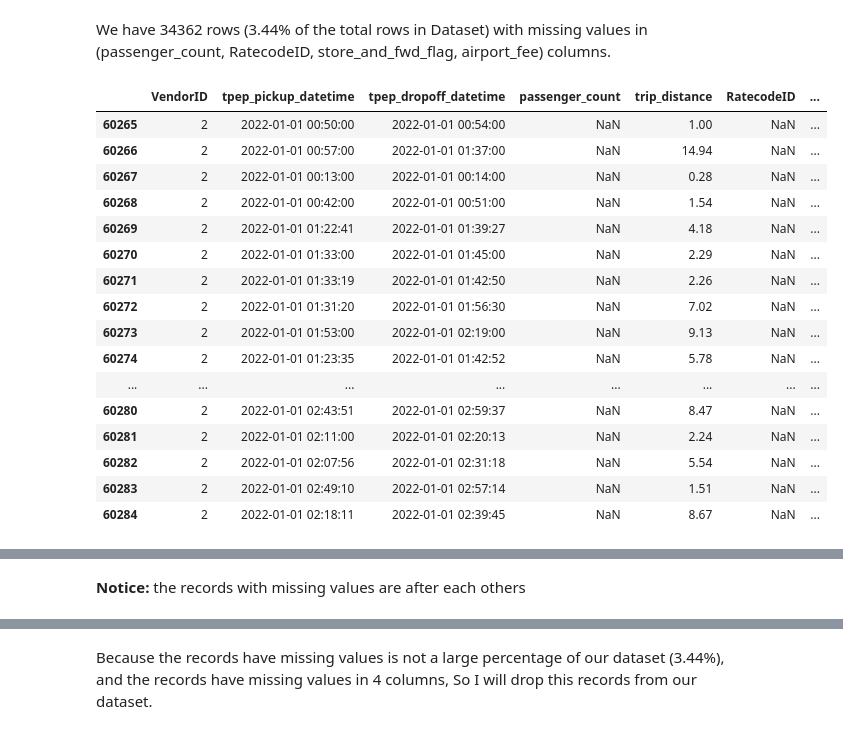
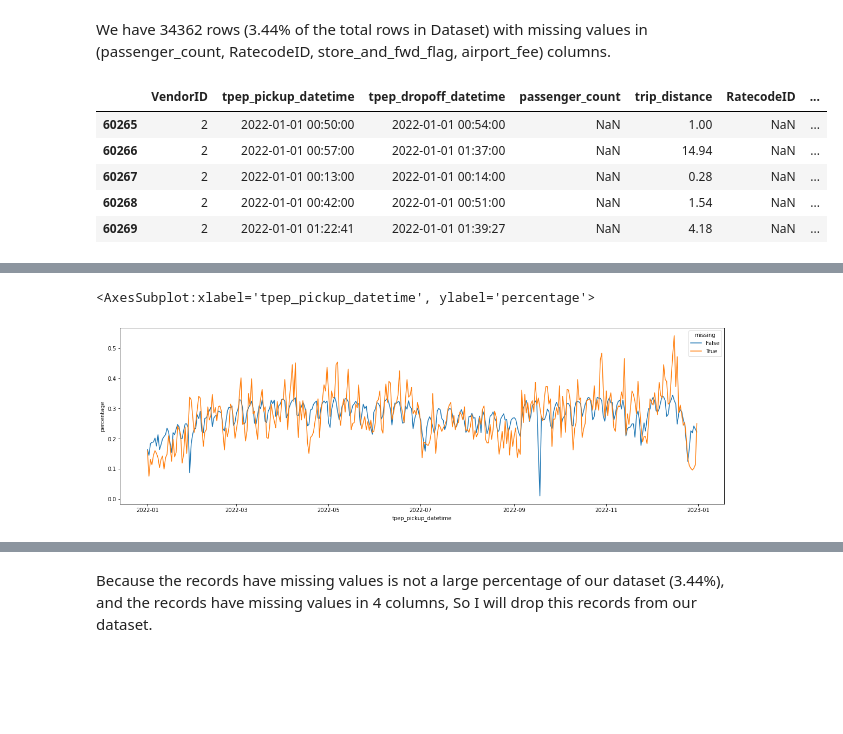
Before and after one commit to AbanoubYounan/Predict-Taxi-Fare-Before-Riding, a Jupyter notebook: Predict_NewYork_Yellow_Taxi_Fare.ipynb, the cells around one changed output, grey strips where cells are left out. Drawn from its saved outputs; the diff is of its cells as text; code cells hidden in the pictures; blank space fills up the shorter version.

Commit message:
checking if missing records missing not by randomness

```diff
--- a/Predict_NewYork_Yellow_Taxi_Fare.ipynb
+++ b/Predict_NewYork_Yellow_Taxi_Fare.ipynb
@@ -233,24 +234,13 @@ We have 34362 rows (3.44% of the total rows in Dataset) with missing values in (
 # %%
 # Investigating rows with missing values:
 mask = df0.isna().any(axis=1)
 df_missing = df0[mask]
-df_missing.head(20)
+df_missing.head()
 # %% [output]
 |  | VendorID | tpep_pickup_datetime | tpep_dropoff_datetime | passenger_count | trip_distance | RatecodeID | ... |
 | 60265 | 2 | 2022-01-01 00:50:00 | 2022-01-01 00:54:00 | NaN | 1.00 | NaN | ... |
 | 60266 | 2 | 2022-01-01 00:57:00 | 2022-01-01 01:37:00 | NaN | 14.94 | NaN | ... |
 | 60267 | 2 | 2022-01-01 00:13:00 | 2022-01-01 00:14:00 | NaN | 0.28 | NaN | ... |
 | 60268 | 2 | 2022-01-01 00:42:00 | 2022-01-01 00:51:00 | NaN | 1.54 | NaN | ... |
 | 60269 | 2 | 2022-01-01 01:22:41 | 2022-01-01 01:39:27 | NaN | 4.18 | NaN | ... |
-| 60270 | 2 | 2022-01-01 01:33:00 | 2022-01-01 01:45:00 | NaN | 2.29 | NaN | ... |
-| 60271 | 2 | 2022-01-01 01:33:19 | 2022-01-01 01:42:50 | NaN | 2.26 | NaN | ... |
-| 60272 | 2 | 2022-01-01 01:31:20 | 2022-01-01 01:56:30 | NaN | 7.02 | NaN | ... |
-| 60273 | 2 | 2022-01-01 01:53:00 | 2022-01-01 02:19:00 | NaN | 9.13 | NaN | ... |
-| 60274 | 2 | 2022-01-01 01:23:35 | 2022-01-01 01:42:52 | NaN | 5.78 | NaN | ... |
-| ... | ... | ... | ... | ... | ... | ... | ... |
-| 60280 | 2 | 2022-01-01 02:43:51 | 2022-01-01 02:59:37 | NaN | 8.47 | NaN | ... |
-| 60281 | 2 | 2022-01-01 02:11:00 | 2022-01-01 02:20:13 | NaN | 2.24 | NaN | ... |
-| 60282 | 2 | 2022-01-01 02:07:56 | 2022-01-01 02:31:18 | NaN | 5.54 | NaN | ... |
-| 60283 | 2 | 2022-01-01 02:49:10 | 2022-01-01 02:57:14 | NaN | 1.51 | NaN | ... |
-| 60284 | 2 | 2022-01-01 02:18:11 | 2022-01-01 02:39:45 | NaN | 8.67 | NaN | ... |
 # %%
@@ -262,6 +252,21 @@ df_missing.tail(5)
 | 998856 | 2 | 2022-12-31 22:47:58 | 2022-12-31 22:48:57 | NaN | 0.00 | NaN | ... |
 | 998857 | 1 | 2022-12-31 22:12:24 | 2022-12-31 22:24:10 | NaN | 0.00 | NaN | ... |
 | 998858 | 2 | 2022-12-31 23:02:54 | 2022-12-31 23:30:21 | NaN | 7.29 | NaN | ... |
-# %% [markdown]
-**Notice:**
-the records with missing values are after each others
+# %%
+plt.figure(figsize=(20,6))
+df_date_missing = df_missing[['tpep_pickup_datetime','VendorID']]
+df_date_missing['tpep_pickup_datetime'] = df_date_missing['tpep_pickup_datetime'].dt.date
+df_date_missing = df_date_missing.groupby('tpep_pickup_datetime').count().reset_index().rename(columns={'VendorID':'trip_count'})
+df_date_missing['percentage'] = (df_date_missing['trip_count']/df_missing.shape[0])*100
+df_date_missing['missing'] = True
+df_date = df0[['tpep_pickup_datetime','VendorID']]
+df_date['tpep_pickup_datetime'] = df_date['tpep_pickup_datetime'].dt.date
+df_date = df_date.groupby('tpep_pickup_datetime').count().reset_index().rename(columns={'VendorID':'trip_count'})
+df_date['percentage'] = (df_date['trip_count']/df0.shape[0])*100
+df_date['missing'] = False
+df_date_combine = pd.concat([df_date_missing, df_date]).reset_index()
+df_date_combine = df_date_combine[df_date_combine['tpep_pickup_datetime']>=datetime.date(2022,1,1)].sort_values(by='tpep_pickup_datetime').reset_index()
+sns.lineplot(data = df_date_combine, x='tpep_pickup_datetime', y='percentage', hue='missing')
+# %% [output]
+<AxesSubplot:xlabel='tpep_pickup_datetime', ylabel='percentage'>
+[figure, added]
```
Also changed, not shown: parts of 7 cells of this notebook.
